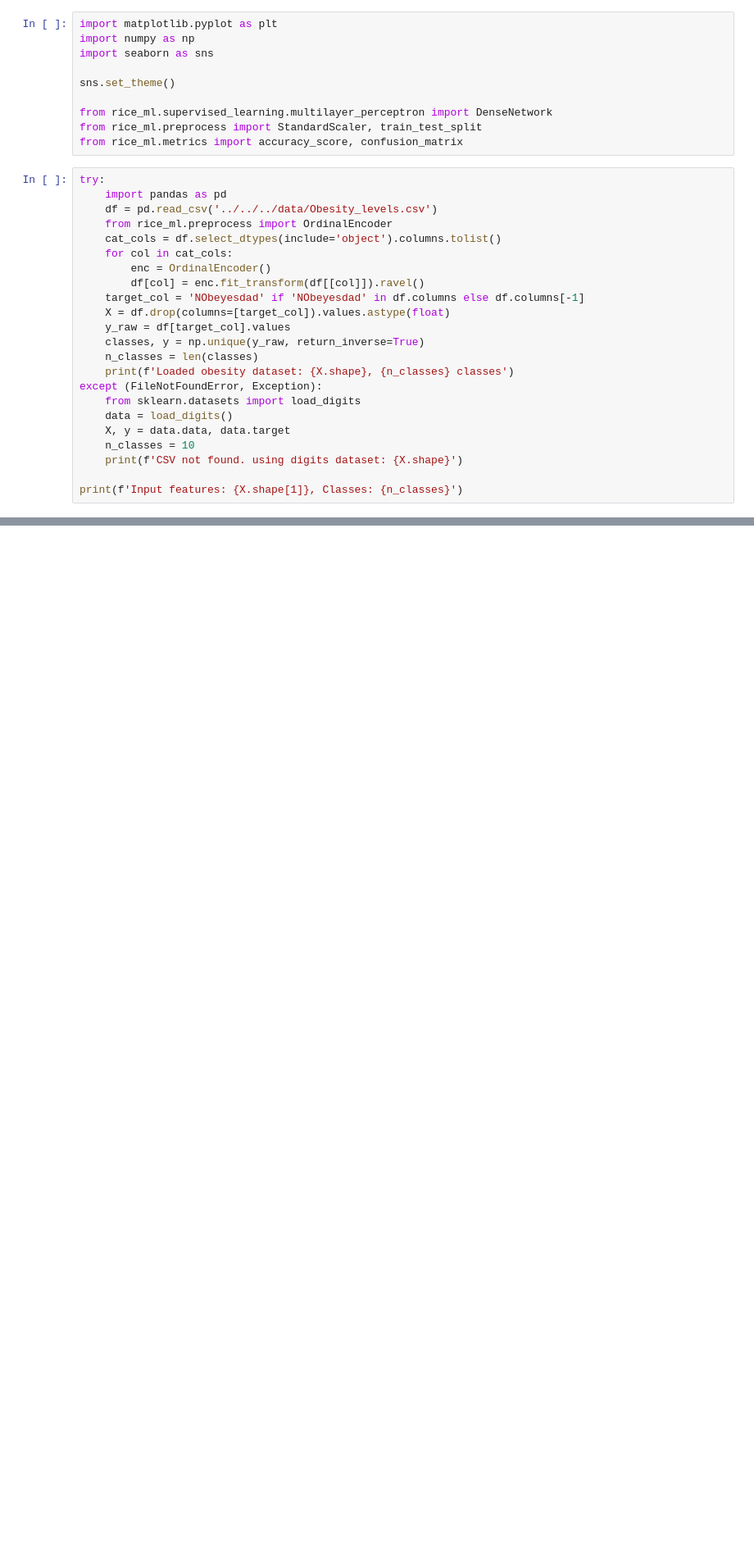
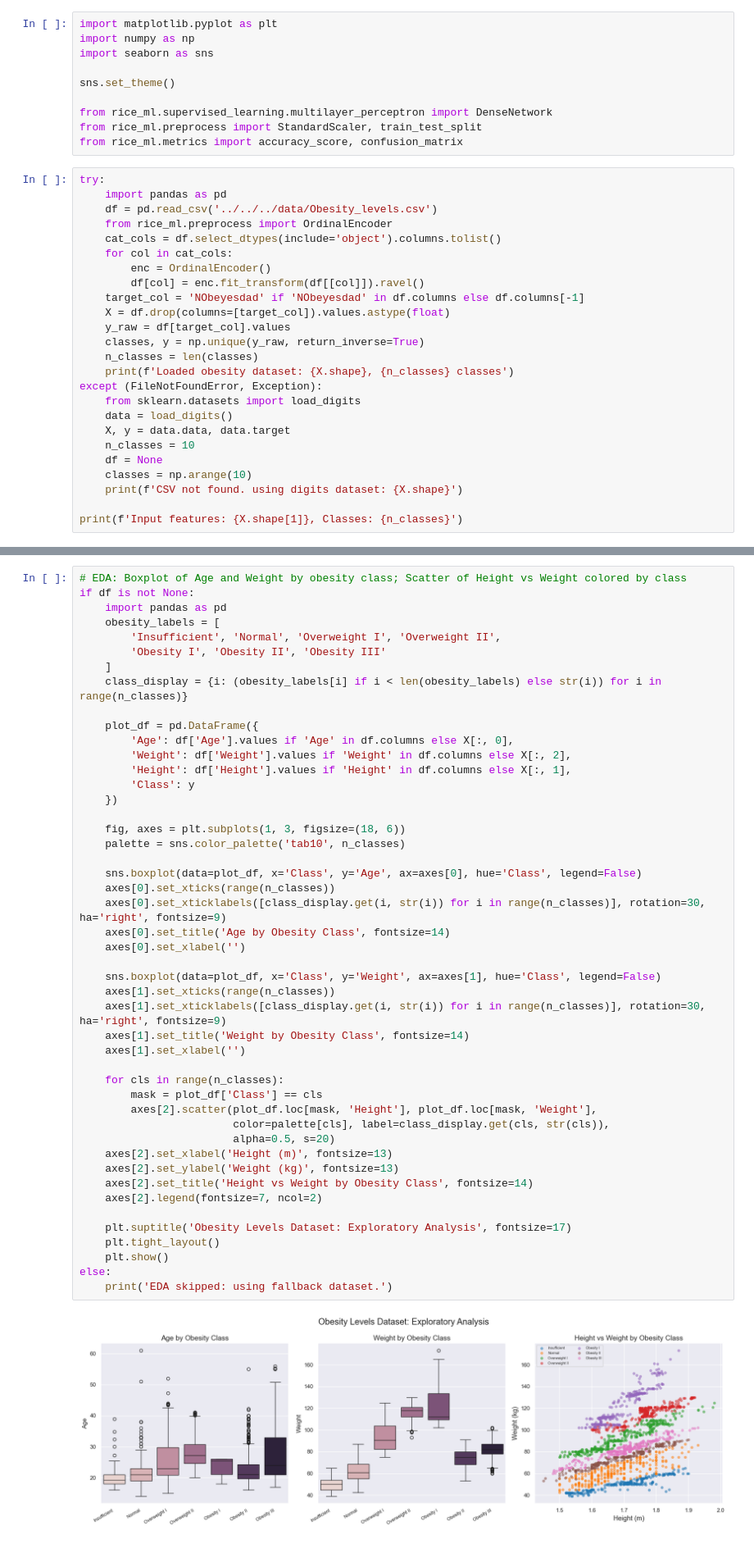
Before and after one commit to GraceYang9127/CMOR438Final, a Jupyter notebook: examples/Supervised Learning/Neural Networks/neural_network.ipynb, the cells around one changed output, grey strips where cells are left out. Shown at 82% size. Saved outputs shown, nothing was run; the diff lists cells and outputs as text; blank space fills up the shorter version.

```diff
--- a/examples/Supervised Learning/Neural Networks/neural_network.ipynb
+++ b/examples/Supervised Learning/Neural Networks/neural_network.ipynb
@@ -59,6 +119,8 @@ except (FileNotFoundError, Exception):
     data = load_digits()
     X, y = data.data, data.target
     n_classes = 10
+    df = None
+    classes = np.arange(10)
     print(f'CSV not found. using digits dataset: {X.shape}')
 
 print(f'Input features: {X.shape[1]}, Classes: {n_classes}')
@@ -64,0 +162,49 @@ print(f'Input features: {X.shape[1]}, Classes: {n_classes}')
+# %%
+# EDA: Boxplot of Age and Weight by obesity class; Scatter of Height vs Weight colored by class
+if df is not None:
+    import pandas as pd
+    obesity_labels = [
+        'Insufficient', 'Normal', 'Overweight I', 'Overweight II',
+        'Obesity I', 'Obesity II', 'Obesity III'
+    ]
+    class_display = {i: (obesity_labels[i] if i < len(obesity_labels) else str(i)) for i in range(n_classes)}
+
+    plot_df = pd.DataFrame({
+        'Age': df['Age'].values if 'Age' in df.columns else X[:, 0],
+        'Weight': df['Weight'].values if 'Weight' in df.columns else X[:, 2],
+        'Height': df['Height'].values if 'Height' in df.columns else X[:, 1],
+        'Class': y
+    })
+
+    fig, axes = plt.subplots(1, 3, figsize=(18, 6))
+    palette = sns.color_palette('tab10', n_classes)
+
+    sns.boxplot(data=plot_df, x='Class', y='Age', ax=axes[0], hue='Class', legend=False)
+    axes[0].set_xticks(range(n_classes))
+    axes[0].set_xticklabels([class_display.get(i, str(i)) for i in range(n_classes)], rotation=30, ha='right', fontsize=9)
+    axes[0].set_title('Age by Obesity Class', fontsize=14)
+    axes[0].set_xlabel('')
+
+    sns.boxplot(data=plot_df, x='Class', y='Weight', ax=axes[1], hue='Class', legend=False)
+    axes[1].set_xticks(range(n_classes))
+    axes[1].set_xticklabels([class_display.get(i, str(i)) for i in range(n_classes)], rotation=30, ha='right', fontsize=9)
+    axes[1].set_title('Weight by Obesity Class', fontsize=14)
+    axes[1].set_xlabel('')
+
+    for cls in range(n_classes):
+        mask = plot_df['Class'] == cls
+        axes[2].scatter(plot_df.loc[mask, 'Height'], plot_df.loc[mask, 'Weight'],
+                        color=palette[cls], label=class_display.get(cls, str(cls)),
+                        alpha=0.5, s=20)
+    axes[2].set_xlabel('Height (m)', fontsize=13)
+    axes[2].set_ylabel('Weight (kg)', fontsize=13)
+    axes[2].set_title('Height vs Weight by Obesity Class', fontsize=14)
+    axes[2].legend(fontsize=7, ncol=2)
+
+    plt.suptitle('Obesity Levels Dataset: Exploratory Analysis', fontsize=17)
+    plt.tight_layout()
+    plt.show()
+else:
+    print('EDA skipped: using fallback dataset.')
+# %% [output]
+[figure, added]
```
Also changed, not shown: parts of 12 cells of this notebook, 2 other files.
